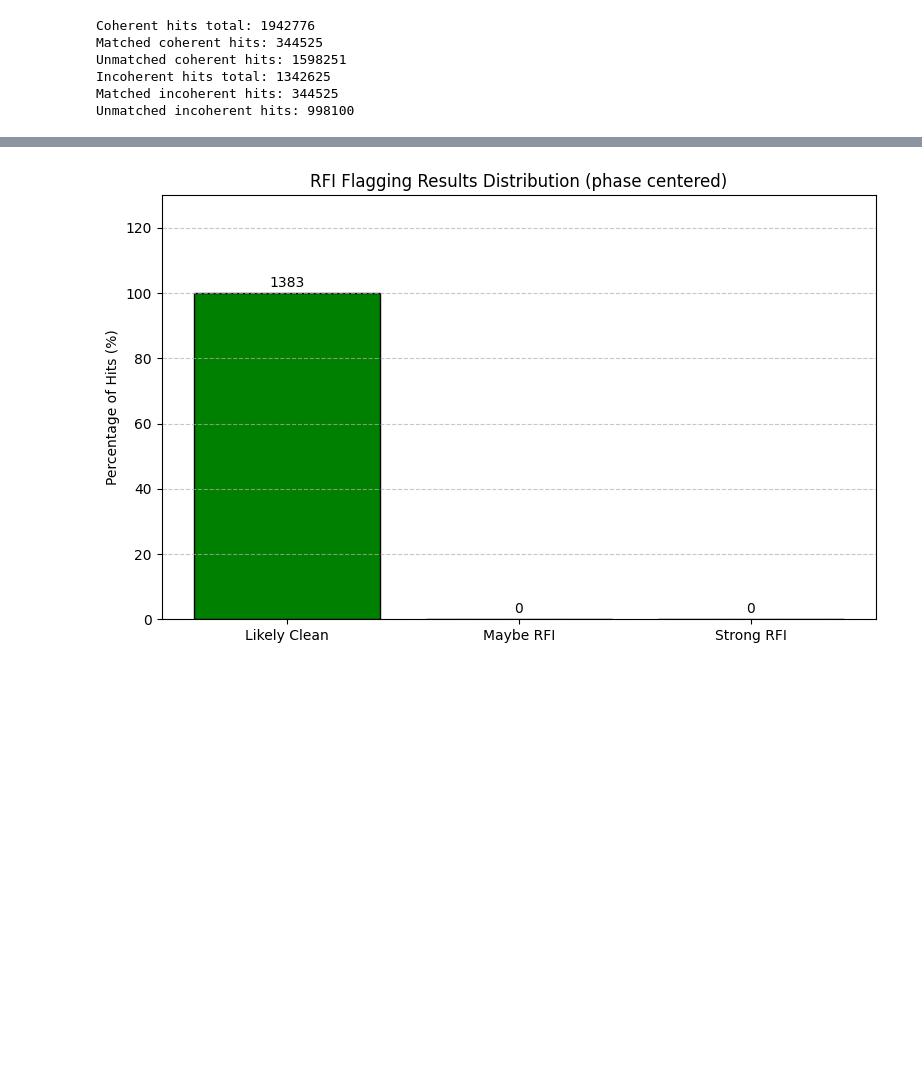
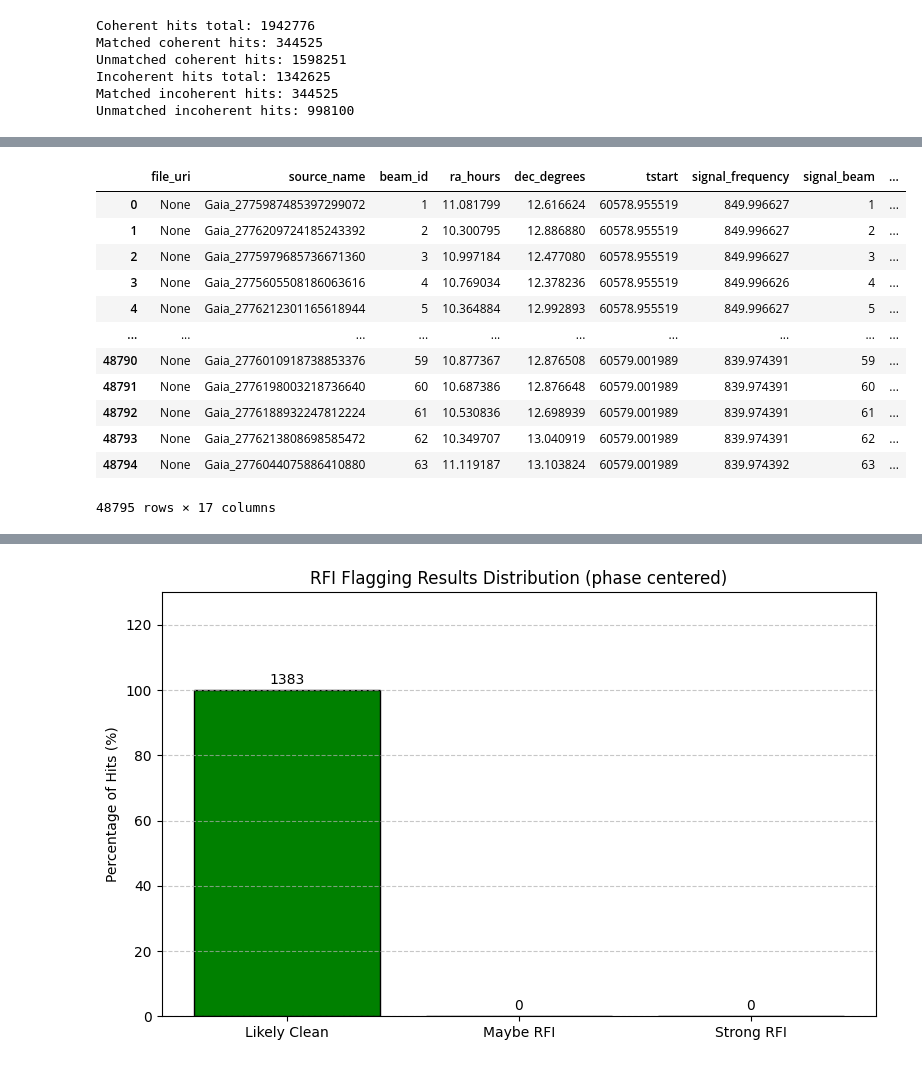
Before and after one commit to ELLAMBISHOP/RADAR, a Jupyter notebook: RFI_anomoly_analysis.ipynb, the cells around one changed output, grey strips where cells are left out. Drawn from its saved outputs; the diff is of its cells as text; code cells hidden in the pictures; blank space fills up the shorter version.

```diff
--- a/RFI_anomoly_analysis.ipynb
+++ b/RFI_anomoly_analysis.ipynb
@@ -198,12 +199,27 @@ plt.show()
 # %%
-#gaia_df= pd.read_pickle('/datax/scratch/ellambishop/meerkat_hits/meerkat_gaia.pkl')
-gaia_df= pd.read_pickle('/datax/scratch/ellambishop/meerkat_hits/meerkat_named.pkl')
+gaia_df= pd.read_pickle('/datax/scratch/ellambishop/meerkat_hits/meerkat_gaia.pkl')
+#gaia_df= pd.read_pickle('/datax/scratch/ellambishop/meerkat_hits/meerkat_named.pkl')
 
 def add_meerkat_config(df):
     df = df.copy()
     df.loc[df['signal_frequency'] < 2000, 'config'] = 'MeerKAT'
+    return df
 
 add_meerkat_config(gaia_df)
+# %% [output]
+|  | file_uri | source_name | beam_id | ra_hours | dec_degrees | tstart | signal_frequency | signal_beam | ... |
+| 0 | None | Gaia_2775987485397299072 | 1 | 11.081799 | 12.616624 | 60578.955519 | 849.996627 | 1 | ... |
+| 1 | None | Gaia_2776209724185243392 | 2 | 10.300795 | 12.886880 | 60578.955519 | 849.996627 | 2 | ... |
+| 2 | None | Gaia_2775979685736671360 | 3 | 10.997184 | 12.477080 | 60578.955519 | 849.996627 | 3 | ... |
+| 3 | None | Gaia_2775605508186063616 | 4 | 10.769034 | 12.378236 | 60578.955519 | 849.996626 | 4 | ... |
+| 4 | None | Gaia_2776212301165618944 | 5 | 10.364884 | 12.992893 | 60578.955519 | 849.996627 | 5 | ... |
+| ... | ... | ... | ... | ... | ... | ... | ... | ... | ... |
+| 48790 | None | Gaia_2776010918738853376 | 59 | 10.877367 | 12.876508 | 60579.001989 | 839.974391 | 59 | ... |
+| 48791 | None | Gaia_2776198003218736640 | 60 | 10.687386 | 12.876648 | 60579.001989 | 839.974391 | 60 | ... |
+| 48792 | None | Gaia_2776188932247812224 | 61 | 10.530836 | 12.698939 | 60579.001989 | 839.974391 | 61 | ... |
+| 48793 | None | Gaia_2776213808698585472 | 62 | 10.349707 | 13.040919 | 60579.001989 | 839.974391 | 62 | ... |
+| 48794 | None | Gaia_2776044075886410880 | 63 | 11.119187 | 13.103824 | 60579.001989 | 839.974392 | 63 | ... |
+48795 rows × 17 columns
 # %%
 #    Adds VLA configuration (config), date, and number of antennas to a dataframe based on tstart (MJD).
    # Expects df to contain a column 'tstart' in MJD format.
```
Also changed, not shown: parts of 30 cells of this notebook, 1 other file.
